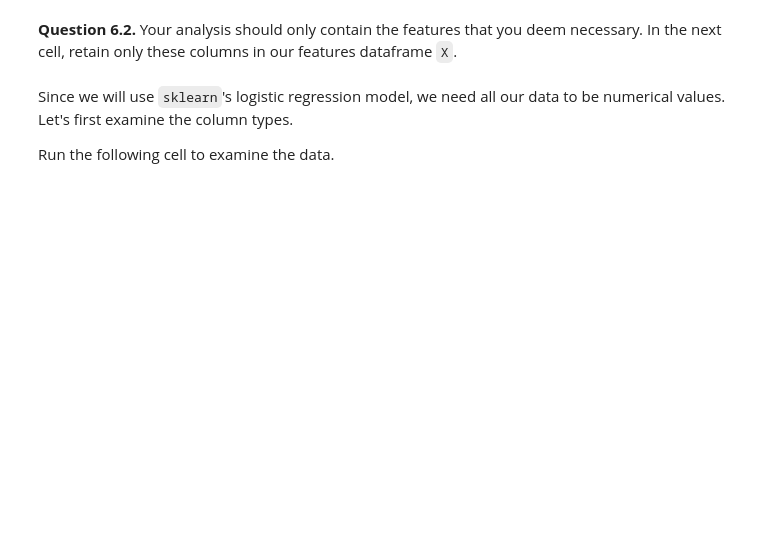
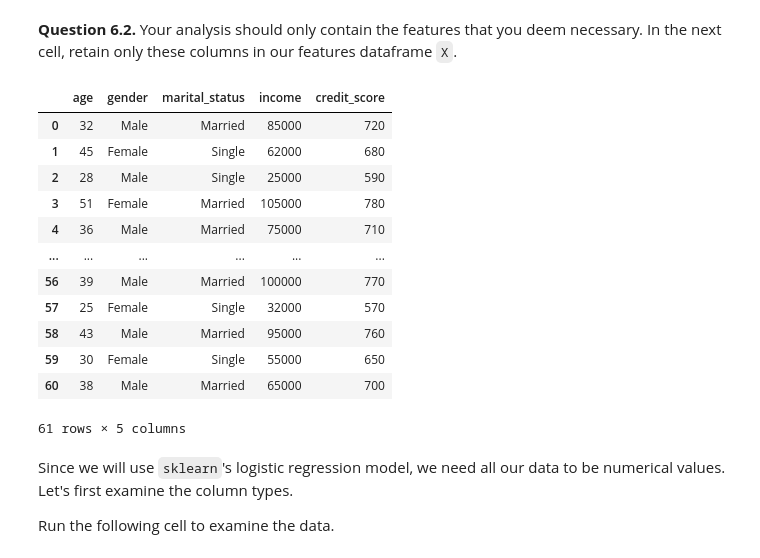
Before and after one commit to saharaKaulPersonal/CMPUT200AS2, a Jupyter notebook: A2.ipynb, the cells around one changed output. Saved outputs shown, nothing was run; the diff lists cells and outputs as text; code cells hidden in the pictures; blank space fills up the shorter version.

```diff
--- a/A2.ipynb
+++ b/A2.ipynb
@@ -288,3 +317,23 @@ raise NotImplementedError()
+# %%
+cols_retain = ["age", "gender", "marital_status", "income", "credit_score"]
+
+# YOUR CODE HERE
+X = X[cols_retain]
+X
+# %% [output]
+|  | age | gender | marital_status | income | credit_score |
+| 0 | 32 | Male | Married | 85000 | 720 |
+| 1 | 45 | Female | Single | 62000 | 680 |
+| 2 | 28 | Male | Single | 25000 | 590 |
+| 3 | 51 | Female | Married | 105000 | 780 |
+| 4 | 36 | Male | Married | 75000 | 710 |
+| ... | ... | ... | ... | ... | ... |
+| 56 | 39 | Male | Married | 100000 | 770 |
+| 57 | 25 | Female | Single | 32000 | 570 |
+| 58 | 43 | Male | Married | 95000 | 760 |
+| 59 | 30 | Female | Single | 55000 | 650 |
+| 60 | 38 | Male | Married | 65000 | 700 |
+61 rows × 5 columns
 # %% [markdown]
 Since we will use `sklearn`'s logistic regression model, we need all our data to be numerical values.  Let's first examine the column types.
 
```
Also changed, not shown: parts of 9 cells of this notebook.
